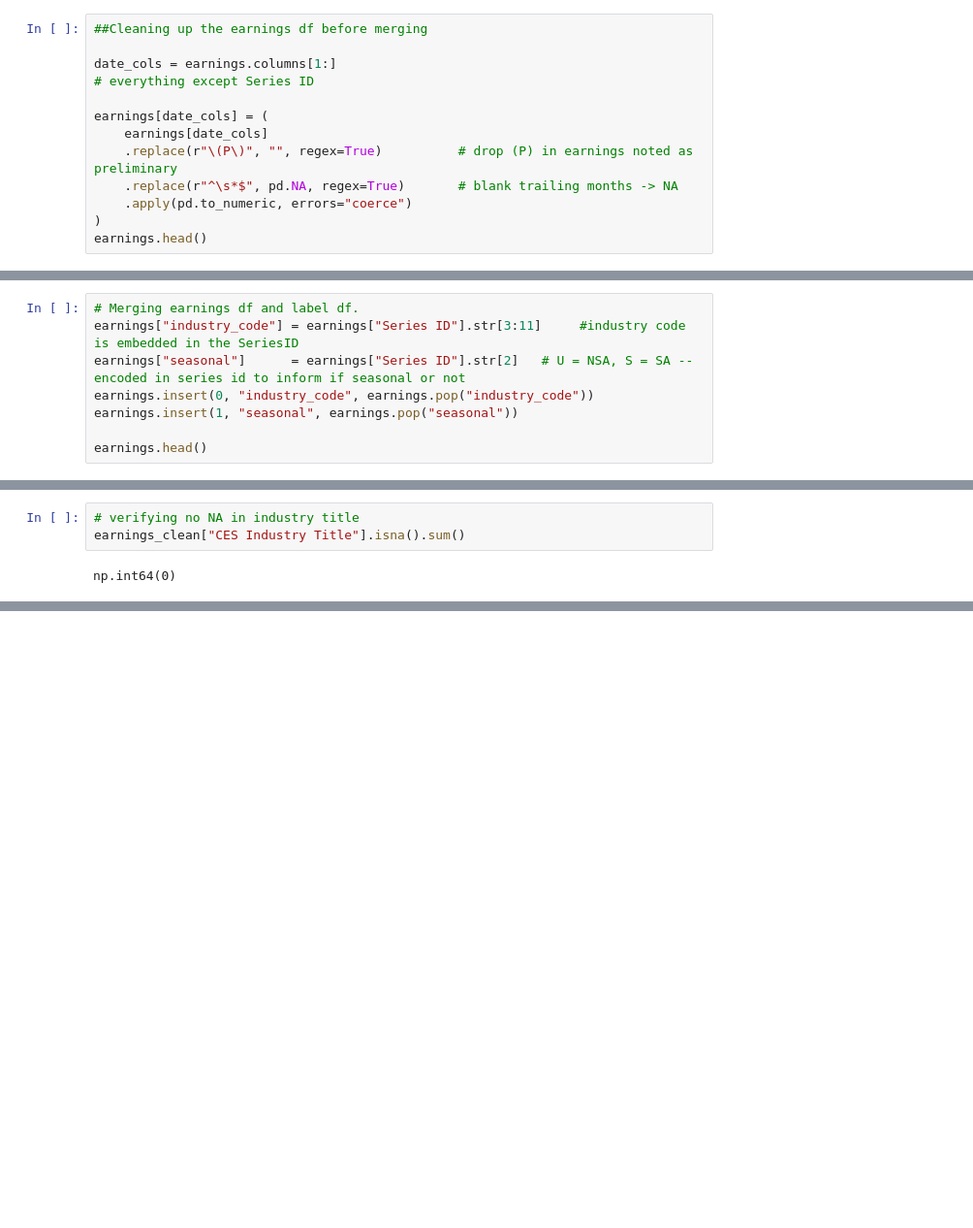
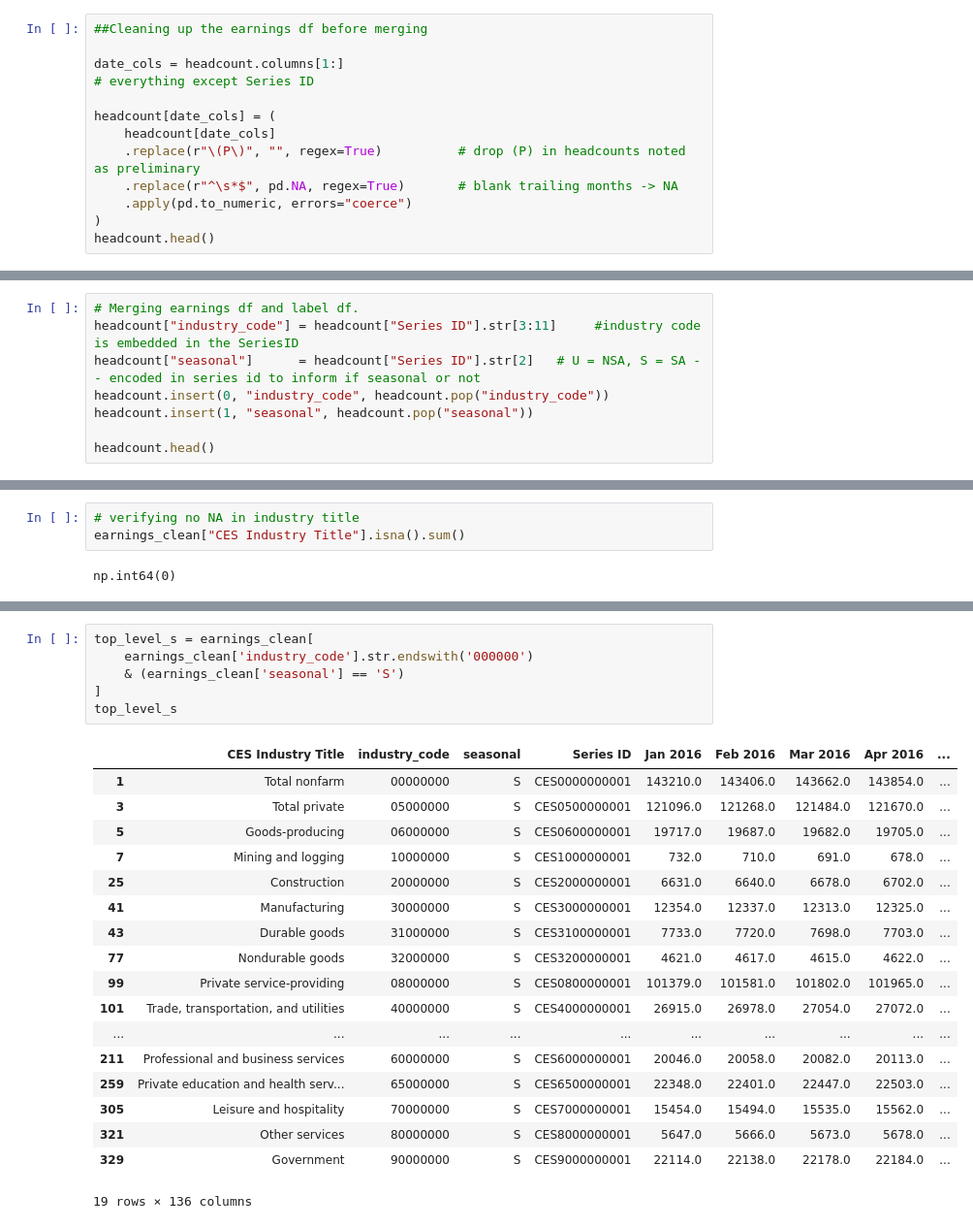
Before and after one commit to Raymay3/Inflation-Project, a Jupyter notebook: cw.ipynb, the cells around one changed output, grey strips where cells are left out. Shown at 97% size. Drawn from its saved outputs; the diff is of its cells as text; blank space fills up the shorter version.

```diff
--- a/cw.ipynb
+++ b/cw.ipynb
@@ -61,16 +70,16 @@ print(earn_labels.head())
 # %%
 ##Cleaning up the earnings df before merging
 
-date_cols = earnings.columns[1:]
+date_cols = headcount.columns[1:]
 # everything except Series ID
 
-earnings[date_cols] = (
-    earnings[date_cols]
-    .replace(r"\(P\)", "", regex=True)          # drop (P) in earnings noted as preliminary
+headcount[date_cols] = (
+    headcount[date_cols]
+    .replace(r"\(P\)", "", regex=True)          # drop (P) in headcounts noted as preliminary
     .replace(r"^\s*$", pd.NA, regex=True)       # blank trailing months -> NA
     .apply(pd.to_numeric, errors="coerce")
 )
-earnings.head()
+headcount.head()
 # %% [output]
 |  | Series ID | Jan 2016 | Feb 2016 | Mar 2016 | Apr 2016 | May 2016 | Jun 2016 | Jul 2016 | Aug 2016 | Sep 2016 | ... |
 | 0 | CEU0000000001 | 141073.0 | 141900.0 | 142797.0 | 143892.0 | 144541.0 | 145205.0 | 144232.0 | 144484.0 | 145149.0 | ... |
@@ -82,11 +93,11 @@ earnings.head()
 # %%
 # Merging earnings df and label df.
-earnings["industry_code"] = earnings["Series ID"].str[3:11]     #industry code is embedded in the SeriesID
-earnings["seasonal"]      = earnings["Series ID"].str[2]   # U = NSA, S = SA -- encoded in series id to inform if seasonal or not
-earnings.insert(0, "industry_code", earnings.pop("industry_code"))
-earnings.insert(1, "seasonal", earnings.pop("seasonal"))
+headcount["industry_code"] = headcount["Series ID"].str[3:11]     #industry code is embedded in the SeriesID
+headcount["seasonal"]      = headcount["Series ID"].str[2]   # U = NSA, S = SA -- encoded in series id to inform if seasonal or not
+headcount.insert(0, "industry_code", headcount.pop("industry_code"))
+headcount.insert(1, "seasonal", headcount.pop("seasonal"))
 
-earnings.head()
+headcount.head()
 # %% [output]
 |  | industry_code | seasonal | Series ID | Jan 2016 | Feb 2016 | Mar 2016 | Apr 2016 | May 2016 | Jun 2016 | ... |
 | 0 | 00000000 | U | CEU0000000001 | 141073.0 | 141900.0 | 142797.0 | 143892.0 | 144541.0 | 145205.0 | ... |
@@ -120,0 +141,25 @@ np.int64(0)
+# %%
+top_level_s = earnings_clean[
+    earnings_clean['industry_code'].str.endswith('000000')
+    & (earnings_clean['seasonal'] == 'S')
+]
+top_level_s
+# %% [output]
+|  | CES Industry Title | industry_code | seasonal | Series ID | Jan 2016 | Feb 2016 | Mar 2016 | Apr 2016 | ... |
+| 1 | Total nonfarm | 00000000 | S | CES0000000001 | 143210.0 | 143406.0 | 143662.0 | 143854.0 | ... |
+| 3 | Total private | 05000000 | S | CES0500000001 | 121096.0 | 121268.0 | 121484.0 | 121670.0 | ... |
+| 5 | Goods-producing | 06000000 | S | CES0600000001 | 19717.0 | 19687.0 | 19682.0 | 19705.0 | ... |
+| 7 | Mining and logging | 10000000 | S | CES1000000001 | 732.0 | 710.0 | 691.0 | 678.0 | ... |
+| 25 | Construction | 20000000 | S | CES2000000001 | 6631.0 | 6640.0 | 6678.0 | 6702.0 | ... |
+| 41 | Manufacturing | 30000000 | S | CES3000000001 | 12354.0 | 12337.0 | 12313.0 | 12325.0 | ... |
+| 43 | Durable goods | 31000000 | S | CES3100000001 | 7733.0 | 7720.0 | 7698.0 | 7703.0 | ... |
+| 77 | Nondurable goods | 32000000 | S | CES3200000001 | 4621.0 | 4617.0 | 4615.0 | 4622.0 | ... |
+| 99 | Private service-providing | 08000000 | S | CES0800000001 | 101379.0 | 101581.0 | 101802.0 | 101965.0 | ... |
+| 101 | Trade, transportation, and utilities | 40000000 | S | CES4000000001 | 26915.0 | 26978.0 | 27054.0 | 27072.0 | ... |
+| ... | ... | ... | ... | ... | ... | ... | ... | ... | ... |
+| 211 | Professional and business services | 60000000 | S | CES6000000001 | 20046.0 | 20058.0 | 20082.0 | 20113.0 | ... |
+| 259 | Private education and health serv... | 65000000 | S | CES6500000001 | 22348.0 | 22401.0 | 22447.0 | 22503.0 | ... |
+| 305 | Leisure and hospitality | 70000000 | S | CES7000000001 | 15454.0 | 15494.0 | 15535.0 | 15562.0 | ... |
+| 321 | Other services | 80000000 | S | CES8000000001 | 5647.0 | 5666.0 | 5673.0 | 5678.0 | ... |
+| 329 | Government | 90000000 | S | CES9000000001 | 22114.0 | 22138.0 | 22178.0 | 22184.0 | ... |
+19 rows × 136 columns
```
Also changed, not shown: parts of 19 cells of this notebook, 1 other file.
